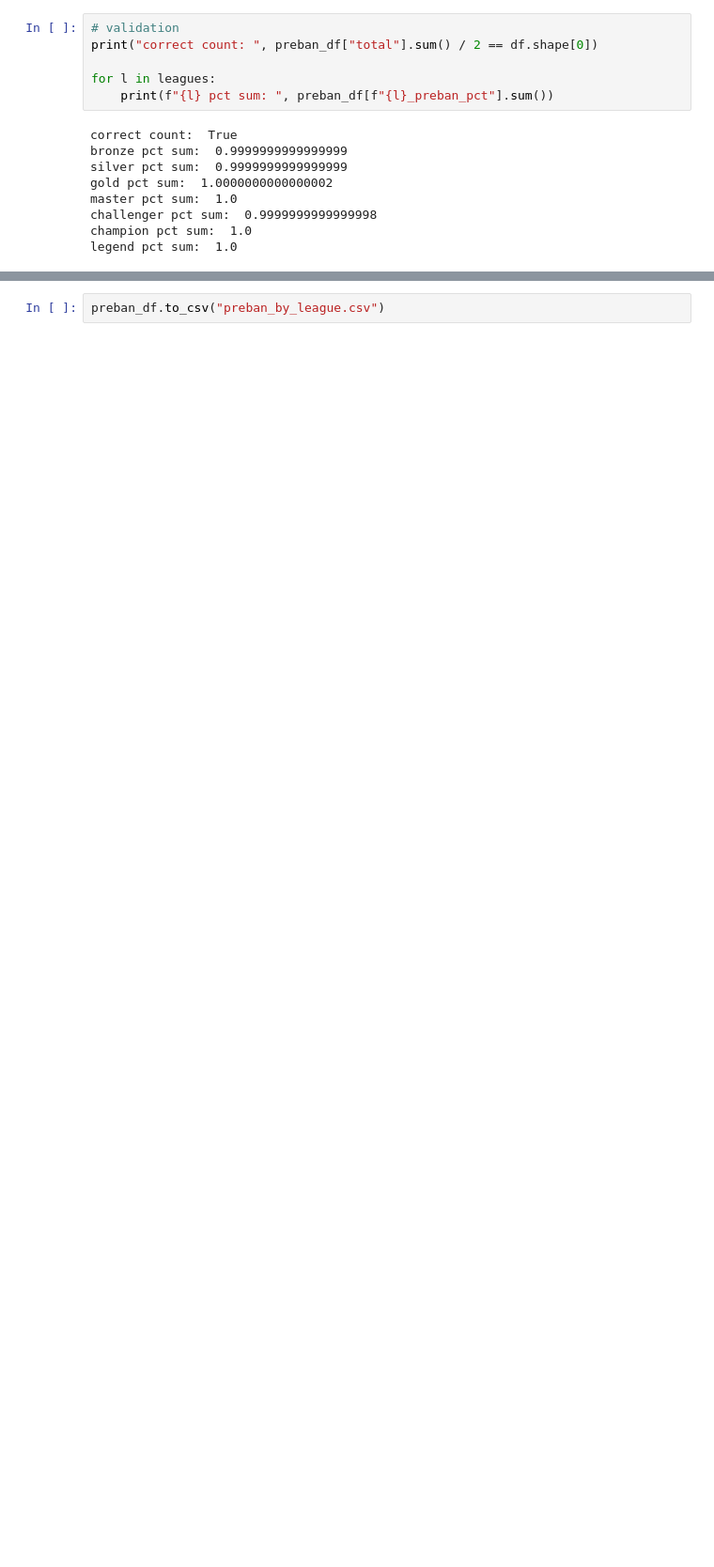
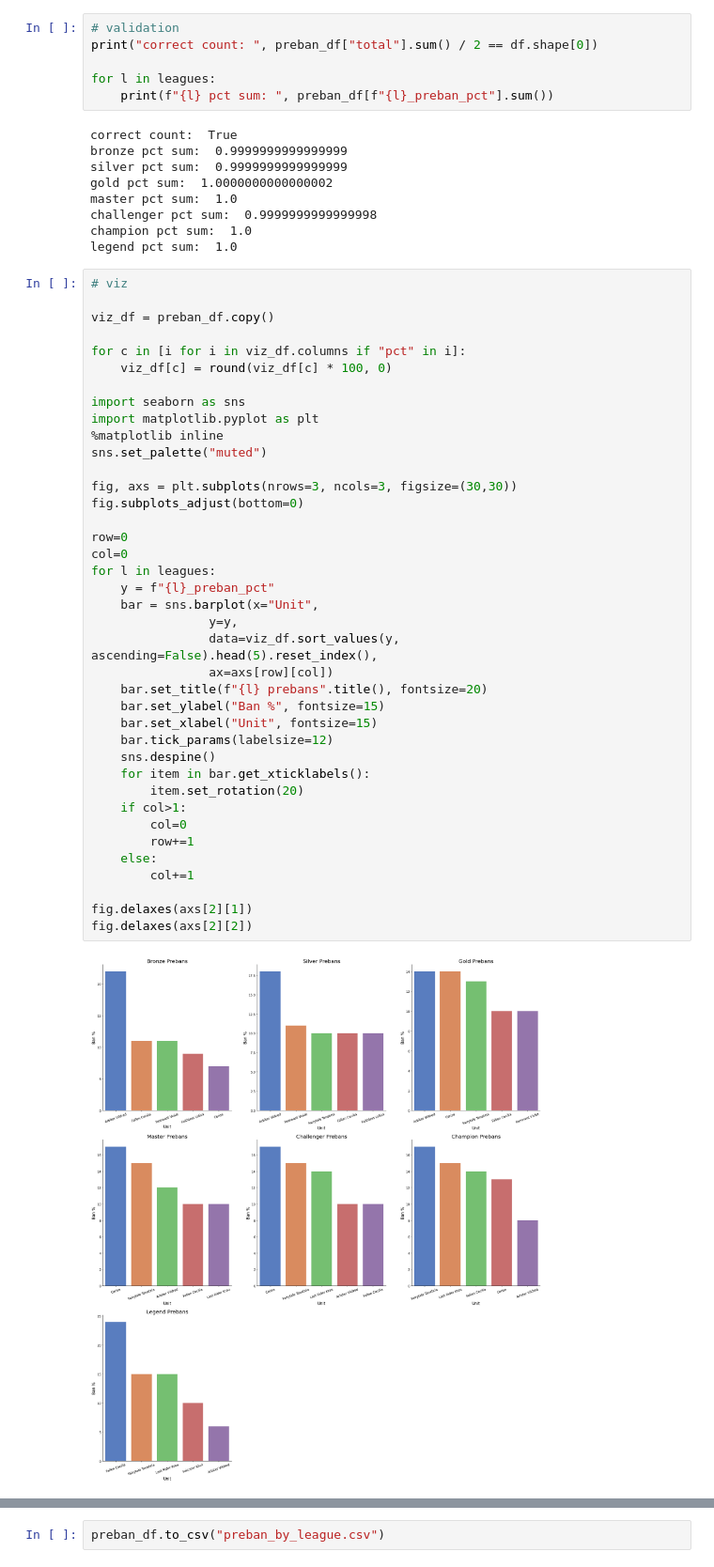
Before and after one commit to etothex2/e7-rta, a Jupyter notebook: rta.ipynb, the cells around one changed output, grey strips where cells are left out. Shown: that part at 94% size. Saved outputs shown, nothing was run; the diff lists cells and outputs as text; blank space fills up the shorter version.

Commit message:
add preban viz

```diff
--- a/rta.ipynb
+++ b/rta.ipynb
@@ -254,3 +254,44 @@ master pct sum:  1.0
 challenger pct sum:  0.9999999999999998
 champion pct sum:  1.0
 legend pct sum:  1.0
+# %%
+# viz
+
+viz_df = preban_df.copy()
+
+for c in [i for i in viz_df.columns if "pct" in i]:
+    viz_df[c] = round(viz_df[c] * 100, 0)
+
+import seaborn as sns
+import matplotlib.pyplot as plt
+%matplotlib inline
+sns.set_palette("muted")
+
+fig, axs = plt.subplots(nrows=3, ncols=3, figsize=(30,30))
+fig.subplots_adjust(bottom=0)
+
+row=0
+col=0
+for l in leagues:
+    y = f"{l}_preban_pct"
+    bar = sns.barplot(x="Unit",
+                y=y,
+                data=viz_df.sort_values(y, ascending=False).head(5).reset_index(),
+                ax=axs[row][col])
+    bar.set_title(f"{l} prebans".title(), fontsize=20)
+    bar.set_ylabel("Ban %", fontsize=15)
+    bar.set_xlabel("Unit", fontsize=15)
+    bar.tick_params(labelsize=12)
+    sns.despine()
+    for item in bar.get_xticklabels():
+        item.set_rotation(20)
+    if col>1:
+        col=0
+        row+=1
+    else:
+        col+=1
+
+fig.delaxes(axs[2][1])
+fig.delaxes(axs[2][2])
+# %% [output]
+[figure, added]
```
Also changed, not shown: parts of 1 cell of this notebook, 3 other files.
